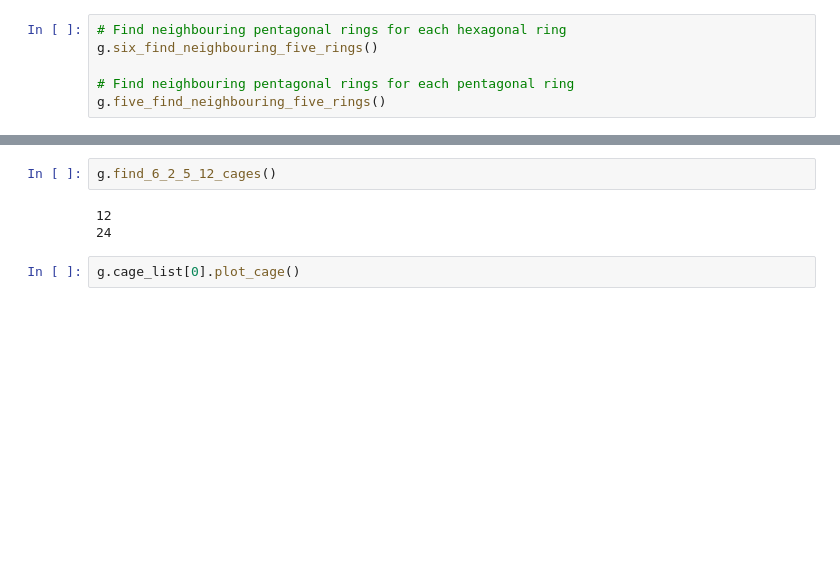
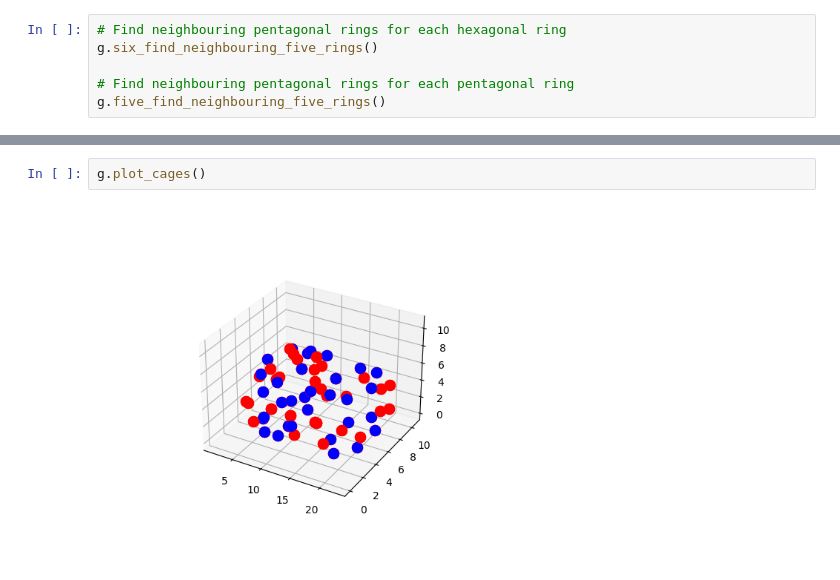
Before and after one commit to nicksmits1/chee494, a Jupyter notebook: DFS_Ring_Identification/DFS_Ring_Finder.ipynb, the cells around one changed output, grey strips where cells are left out. Cells and saved outputs as stored; diff of their text form; blank space fills up the shorter version.

```diff
--- a/DFS_Ring_Identification/DFS_Ring_Finder.ipynb
+++ b/DFS_Ring_Identification/DFS_Ring_Finder.ipynb
@@ -680,7 +750,4 @@ g.cup_6_1_5_6_list[2].plot_cup()
 # %%
-g.find_6_2_5_12_cages()
+g.plot_cages()
 # %% [output]
-12
-24
+[figure, added]
-# %%
-g.cage_list[0].plot_cage()
```
Also changed, not shown: parts of 19 cells of this notebook, 2 other files.
